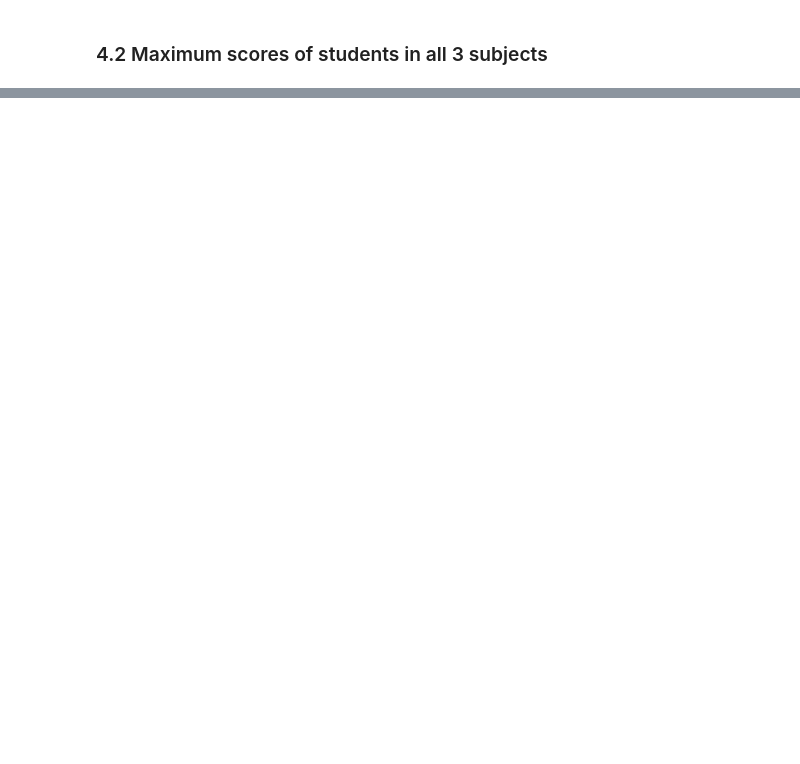
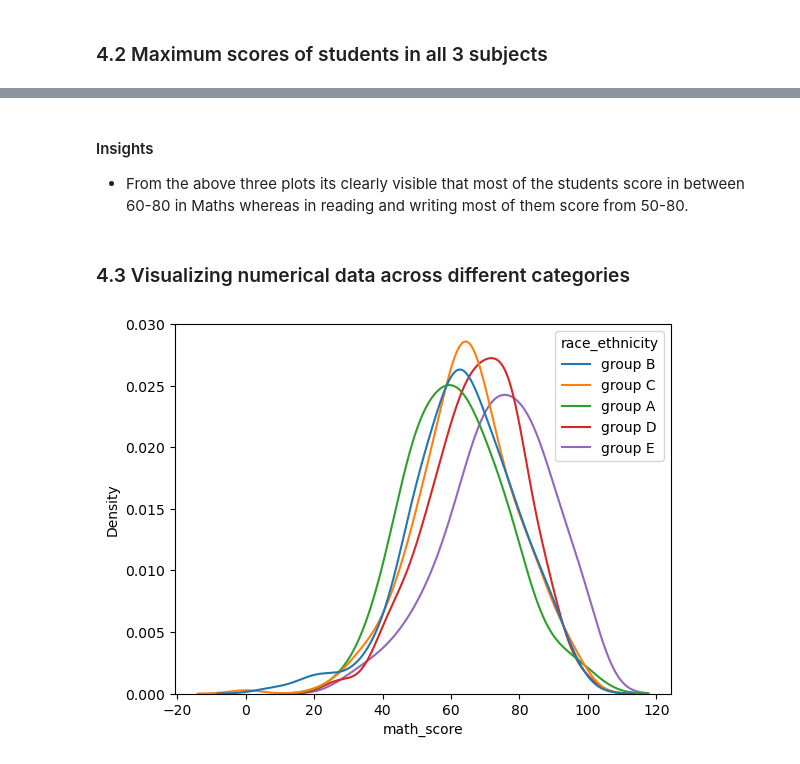
Before and after one commit to rupeshbug/End-to-End-ML-Project, a Jupyter notebook: notebook/EDA.ipynb, the cells around one changed output, grey strips where cells are left out. Cells and saved outputs as stored; diff of their text form; code cells hidden in the pictures; blank space fills up the shorter version.

```diff
--- a/notebook/EDA.ipynb
+++ b/notebook/EDA.ipynb
@@ -270,0 +289,10 @@ plt.show()
+# %% [markdown]
+#### Insights
+- From the above three plots its clearly visible that most of the students score in between 60-80 in Maths whereas in reading and writing most of them score from 50-80.
+# %% [markdown]
+### 4.3 Visualizing numerical data across different categories
+# %%
+sns.kdeplot(data = df, x='math_score', hue='race_ethnicity', common_norm=False)
+plt.show()
+# %% [output]
+[figure, added]
```
Also changed, not shown: parts of 24 cells of this notebook, 1 other file.
